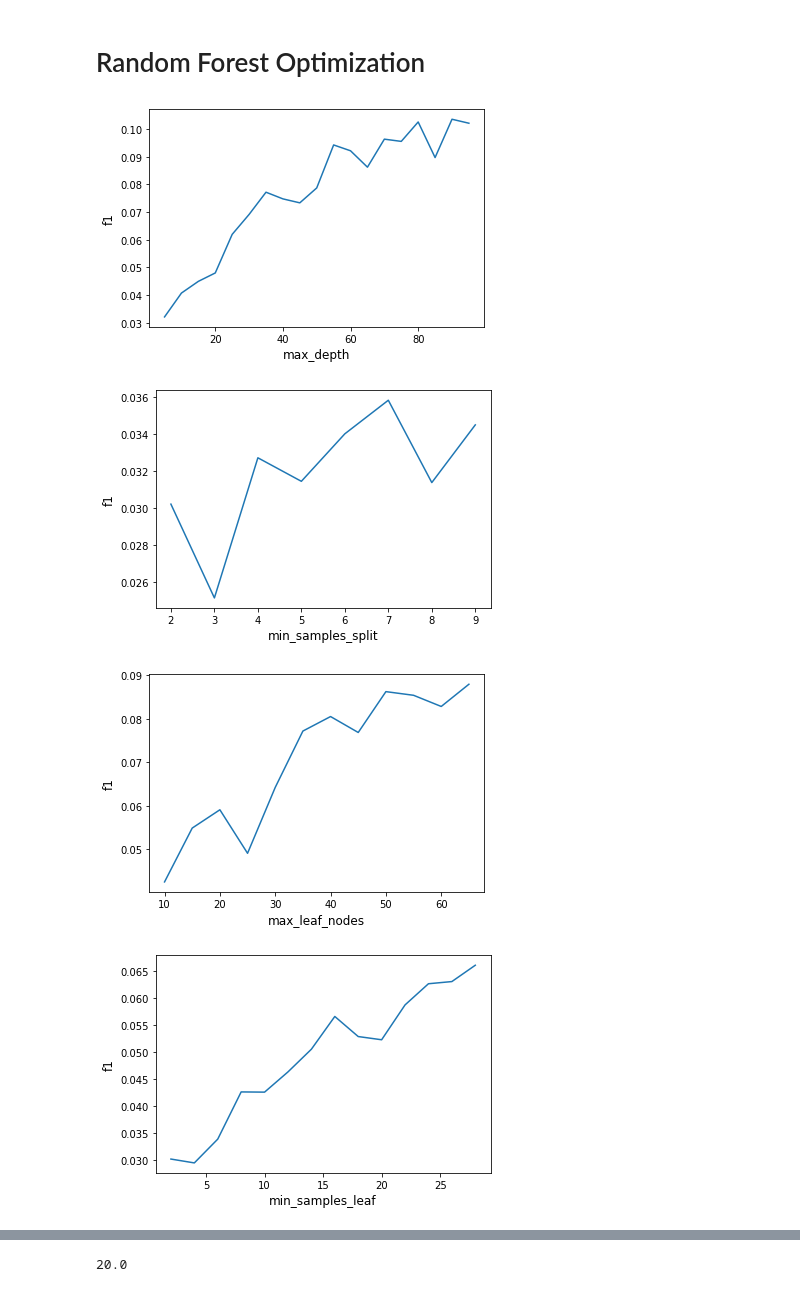
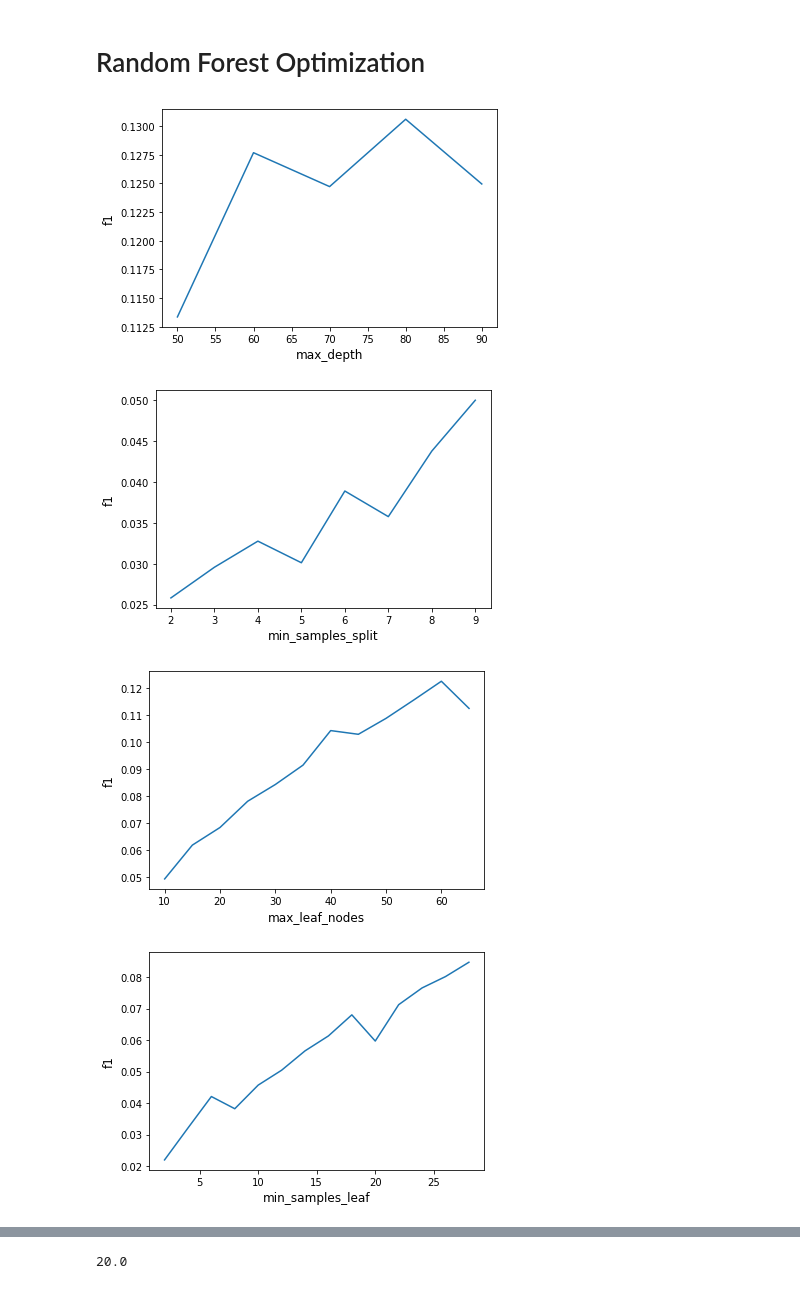
Before and after one commit to Beth526/metis_project_3, a Jupyter notebook: Project3_model_optimization-Copy1.ipynb, the cells around one changed output, grey strips where cells are left out. Drawn from its saved outputs; the diff is of its cells as text; code cells hidden in the pictures.

```diff
--- a/Project3_model_optimization-Copy1.ipynb
+++ b/Project3_model_optimization-Copy1.ipynb
@@ -891,7 +907,7 @@ def graph_param(param,range_of_interest):
         for cv in [(X_train_cv1, y_train_cv1,X_validate_cv1,y_validate_cv1), \
                  (X_train_cv2, y_train_cv2,X_validate_cv2,y_validate_cv2), \
                  (X_train_cv3, y_train_cv3,X_validate_cv3,y_validate_cv3)]:
-            d={'max_features':i}
+            d={'max_features':i,'class_weight':'balanced'}
             rf = RandomForestClassifier(**d)
             rf.fit(cv[0], cv[1])
             score = f1_score(rf.predict(cv[2]), cv[3], pos_label="Terminated")
@@ -904,19 +920,19 @@ def graph_param(param,range_of_interest):
     plt.xlabel(param, fontsize=12)
     plt.ylabel('f1', fontsize=12)
 # %%
-graph_param('max_depth',range(5,100,5)) #default=None is oK
+graph_param('max_depth',range(50,100,10)) #default=None is oK
 # %% [output]
-[figure, old version]
+[figure, new version]
 # %%
 graph_param('min_samples_split',range(2,10)) # default=2 is not best
 # %% [output]
-[figure, old version]
+[figure, new version]
 # %%
 graph_param('max_leaf_nodes',range(10,70,5)) #default=None is OK
 # %% [output]
-[figure, old version]
+[figure, new version]
 # %%
 graph_param('min_samples_leaf',range(2,30,2)) #default=1 is NOT best
 # %% [output]
-[figure, old version]
+[figure, new version]
 # %%
```
Also changed, not shown: parts of 51 cells of this notebook, 6 other files.
